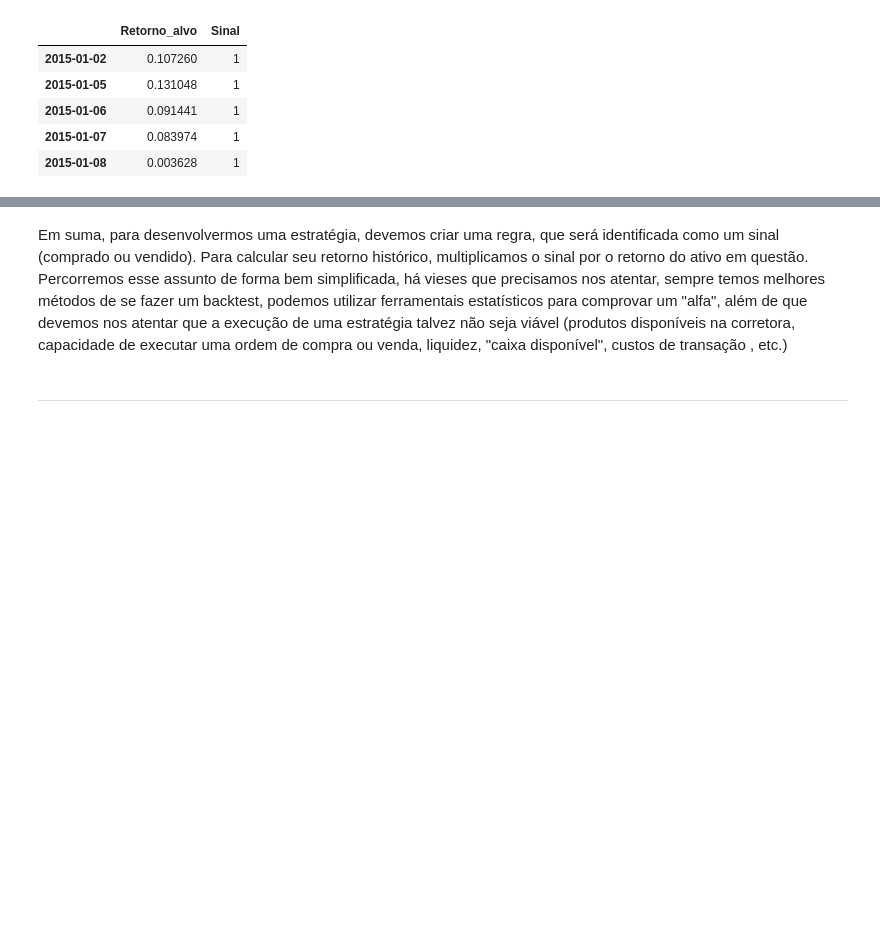
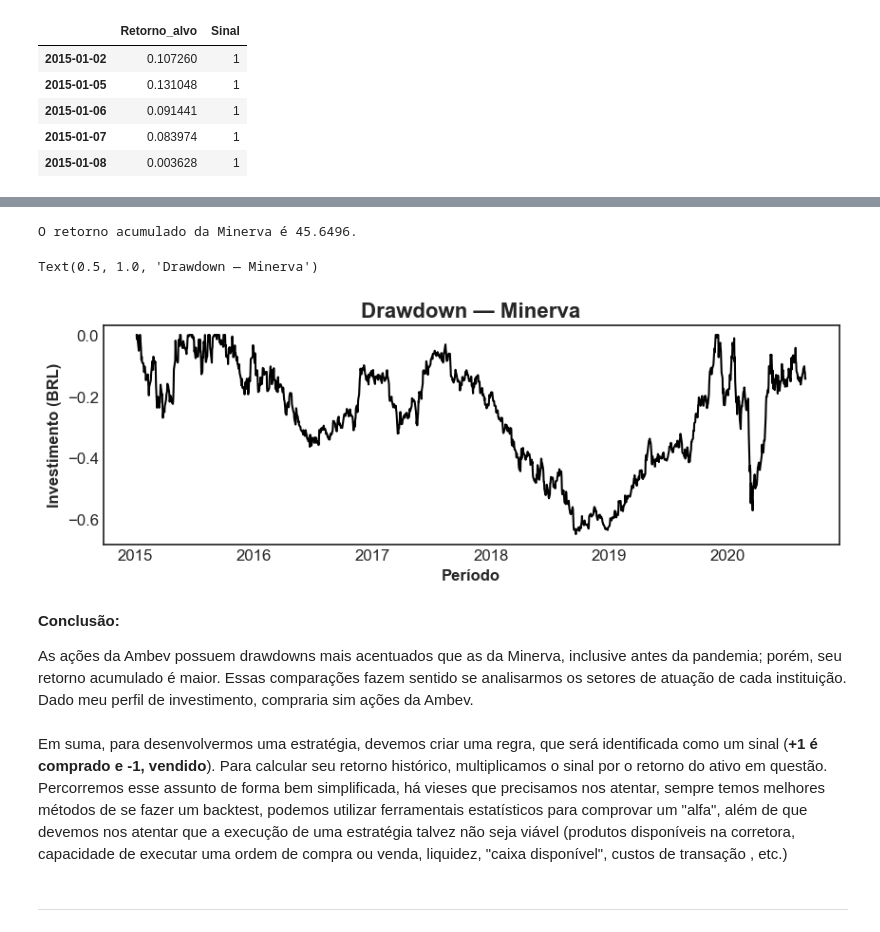
Before and after one commit to anoca-cs/FEA.DEV, a Jupyter notebook: FinQuant/Case/FinQuant Case.ipynb, the cells around one changed output, grey strips where cells are left out. Saved outputs shown, nothing was run; the diff lists cells and outputs as text; code cells hidden in the pictures; blank space fills up the shorter version.

```diff
--- a/FinQuant/Case/FinQuant Case.ipynb
+++ b/FinQuant/Case/FinQuant Case.ipynb
@@ -1470,0 +1504,6 @@ estrat_secreta.head()
+# %%
+# Aplicar pct_change.() no adj close do df 'minerva'
+
+minerva_retorno = minerva.pct_change().iloc[1:]
+
+minerva_retorno
@@ -1471,5 +1524,32 @@ estrat_secreta.head()
+# %%
+# Minerva — Análise de Risco: Cálculo do Retorno Acumulado
+
+retorno_acumulado_minerva = ((((minerva_retorno + 1).prod() - 1)) * 100)
+
+print(f'O retorno acumulado da Minerva é {round(retorno_acumulado_minerva, 4)}.')
+# %% [output]
+O retorno acumulado da Minerva é 45.6496.
+# %%
+# Ambev — Plotando o Drawdown
+
+plt.style.use('seaborn-v0_8-white')
+fig, ax = plt.subplots()
+fig.set_size_inches([10, 3])
+
+ax.plot(analise(minerva_retorno)['drawdown'], color = 'black')
+
+ax.set_xlabel('Período', fontweight = 'bold', fontsize = 12)
+ax.set_ylabel('Investimento (BRL)', fontweight = 'bold', fontsize = 12)
+ax.set_title('Drawdown — Minerva', fontweight = 'bold', fontsize = 16)
+# %% [output]
+Text(0.5, 1.0, 'Drawdown — Minerva')
+[figure, added]
+# %% [markdown]
+**Conclusão:**
+
+As ações da Ambev possuem drawdowns mais acentuados que as da Minerva, inclusive antes da pandemia; porém, seu retorno acumulado é maior. Essas comparações fazem sentido se analisarmos os setores de atuação de cada instituição. Dado meu perfil de investimento, compraria sim ações da Ambev.
 # %% [markdown]
-Em suma, para desenvolvermos uma estratégia, devemos criar uma regra, que será identificada como um sinal (comprado ou vendido). Para calcular seu retorno histórico, multiplicamos o sinal por o retorno do ativo em questão.  Percorremos esse assunto de forma bem simplificada, há vieses que precisamos nos atentar, sempre temos melhores métodos de se fazer um backtest, podemos utilizar ferramentais estatísticos para comprovar um "alfa", além de que devemos nos atentar que  a execução de uma estratégia talvez não seja viável (produtos disponíveis na corretora, capacidade de executar uma ordem de compra ou venda, liquidez, "caixa disponível", custos de transação , etc.)
+Em suma, para desenvolvermos uma estratégia, devemos criar uma regra, que será identificada como um sinal (**+1 é comprado e -1, vendido**). Para calcular seu retorno histórico, multiplicamos o sinal por o retorno do ativo em questão.  Percorremos esse assunto de forma bem simplificada, há vieses que precisamos nos atentar, sempre temos melhores métodos de se fazer um backtest, podemos utilizar ferramentais estatísticos para comprovar um "alfa", além de que devemos nos atentar que  a execução de uma estratégia talvez não seja viável (produtos disponíveis na corretora, capacidade de executar uma ordem de compra ou venda, liquidez, "caixa disponível", custos de transação , etc.)
 # %% [markdown]
 ----
 # %% [markdown]
```
Also changed, not shown: parts of 8 cells of this notebook.
